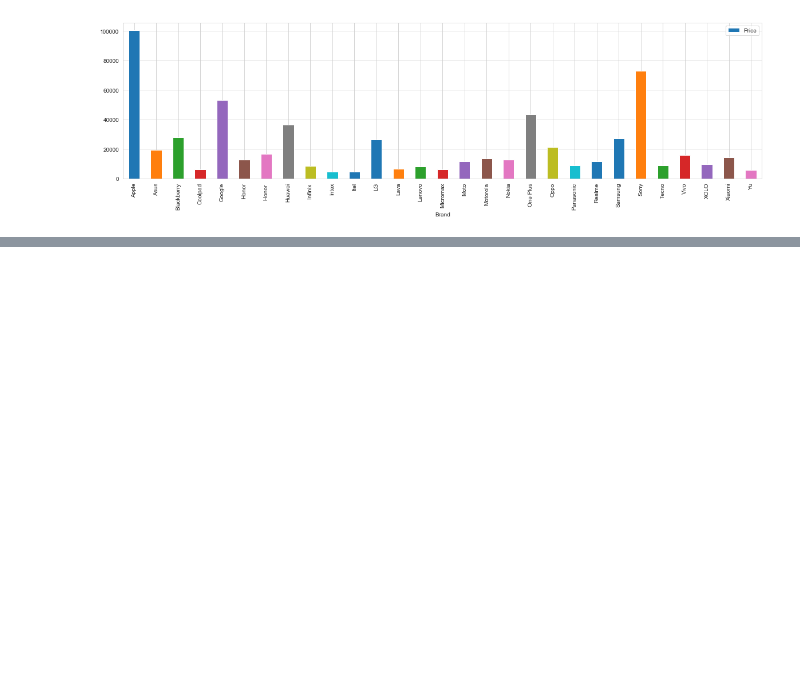
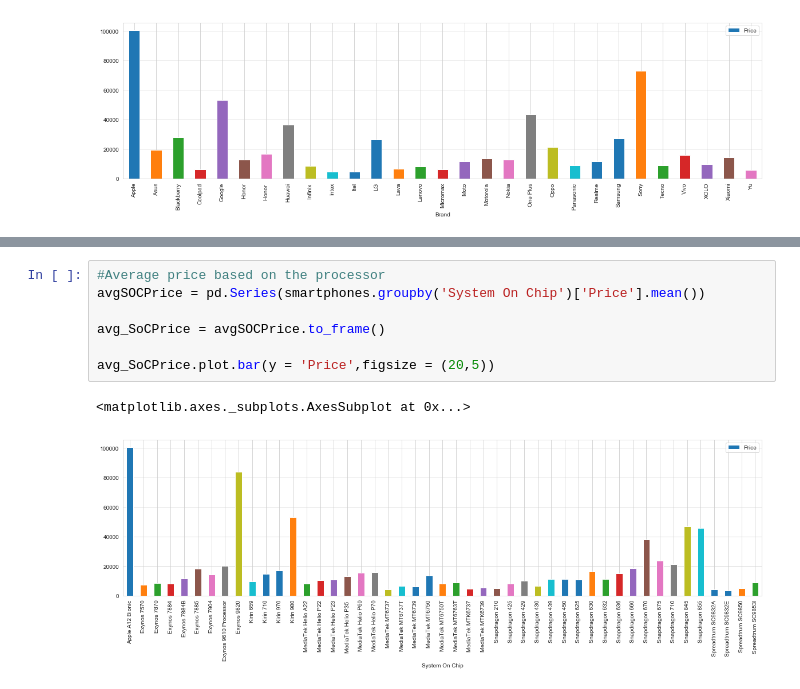
Before and after one commit to sukumarandurai/Data-Science, a Jupyter notebook: Smartphones/Smartphone Price Prediction.ipynb, the cells around one changed output, grey strips where cells are left out. Saved outputs shown, nothing was run; the diff lists cells and outputs as text; blank space fills up the shorter version.

```diff
--- a/Smartphones/Smartphone Price Prediction.ipynb
+++ b/Smartphones/Smartphone Price Prediction.ipynb
@@ -164,0 +187,10 @@ average_price.plot.bar(y = 'Price',figsize = (20,5))
+# %%
+#Average price based on the processor
+avgSOCPrice = pd.Series(smartphones.groupby('System On Chip')['Price'].mean())
+
+avg_SoCPrice = avgSOCPrice.to_frame()
+
+avg_SoCPrice.plot.bar(y = 'Price',figsize = (20,5))
+# %% [output]
+<matplotlib.axes._subplots.AxesSubplot at 0x...>
+[figure, added]
```
Also changed, not shown: parts of 7 cells of this notebook.
